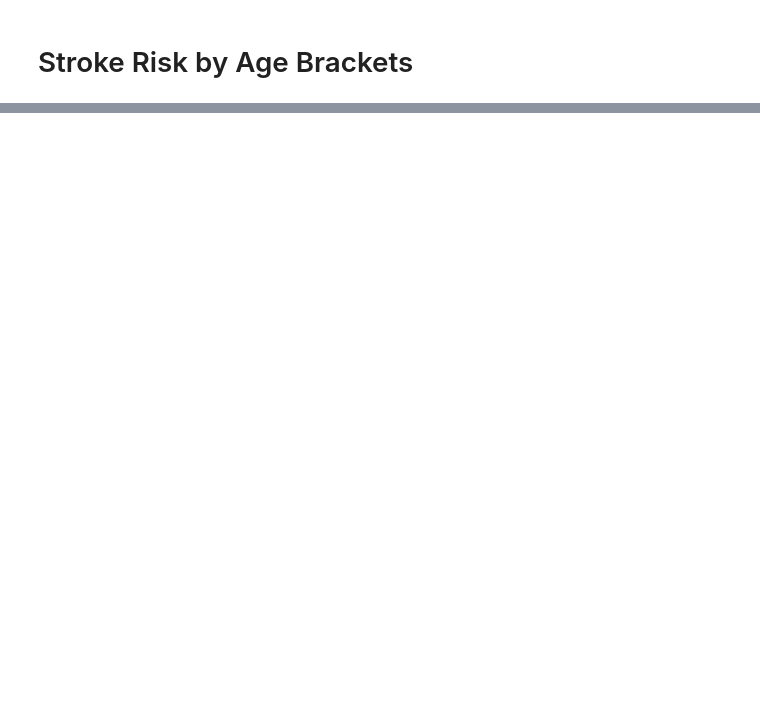
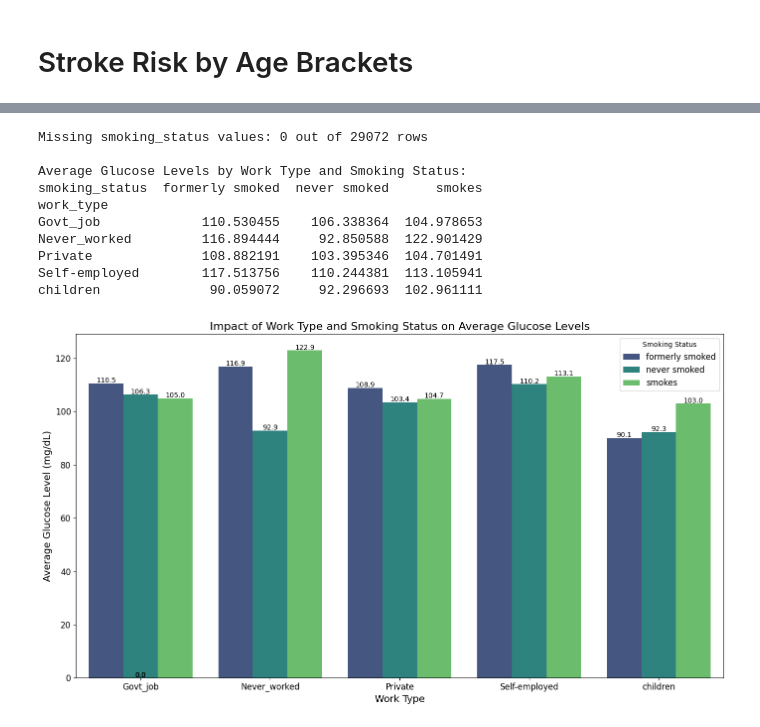
Before and after one commit to Shahedur23036883/Cerebral-Stroke-Prediction, a Jupyter notebook: cerebral_stroke_prediction.ipynb, the cells around one changed output, grey strips where cells are left out. Saved outputs shown, nothing was run; the diff lists cells and outputs as text; code cells hidden in the pictures; blank space fills up the shorter version.

```diff
--- a/cerebral_stroke_prediction.ipynb
+++ b/cerebral_stroke_prediction.ipynb
@@ -718,0 +559,41 @@ plt.show()
+# %%
+# Handle missing values in smoking_status by creating a separate category for unknown values
+print("Missing smoking_status values: " + str(eda_data['smoking_status'].isna().sum()) + " out of " + str(len(eda_data)) + " rows")
+eda_data['smoking_status'] = eda_data['smoking_status'].fillna('Unknown')
+
+# Calculate average glucose levels by work_type and smoking_status
+glucose_by_work_smoking = eda_data.groupby(['work_type', 'smoking_status'])['avg_glucose_level'].mean().reset_index()
+# Create a pivot table for easier visualization
+pivot_table = glucose_by_work_smoking.pivot(index='work_type', columns='smoking_status', values='avg_glucose_level')
+print("\nAverage Glucose Levels by Work Type and Smoking Status:")
+print(pivot_table)
+
+# Visualize the data with a grouped bar chart
+plt.figure(figsize=(14, 8))
+ax = sns.barplot(x='work_type', y='avg_glucose_level', hue='smoking_status', data=glucose_by_work_smoking, palette='viridis')
+plt.title('Impact of Work Type and Smoking Status on Average Glucose Levels', fontsize=16)
+plt.xlabel('Work Type', fontsize=14)
+plt.ylabel('Average Glucose Level (mg/dL)', fontsize=14)
+plt.legend(title='Smoking Status', fontsize=12)
+plt.xticks(rotation=0, fontsize=12)
+plt.yticks(fontsize=12)
+
+# Add value labels on top of each bar
+for p in ax.patches:
+    height = p.get_height()
+    ax.text(p.get_x() + p.get_width()/2., height + 0.3, f'{height:.1f}', ha="center", fontsize=10)
+
+plt.tight_layout()
+plt.show()
+# %% [output]
+Missing smoking_status values: 0 out of 29072 rows
+
+Average Glucose Levels by Work Type and Smoking Status:
+smoking_status  formerly smoked  never smoked      smokes
+work_type
+Govt_job             110.530455    106.338364  104.978653
+Never_worked         116.894444     92.850588  122.901429
+Private              108.882191    103.395346  104.701491
+Self-employed        117.513756    110.244381  113.105941
+children              90.059072     92.296693  102.961111
+[figure, added]
```
Also changed, not shown: parts of 36 cells of this notebook.
